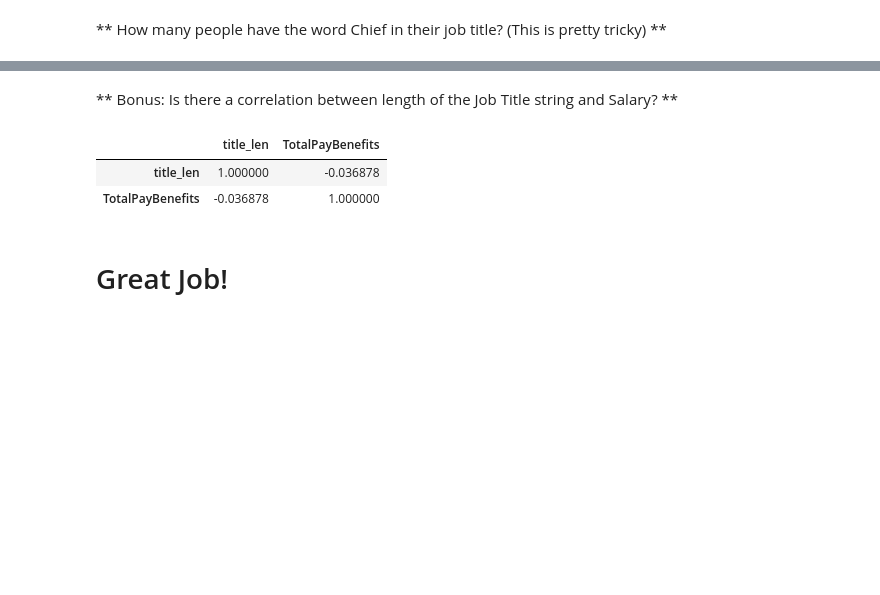
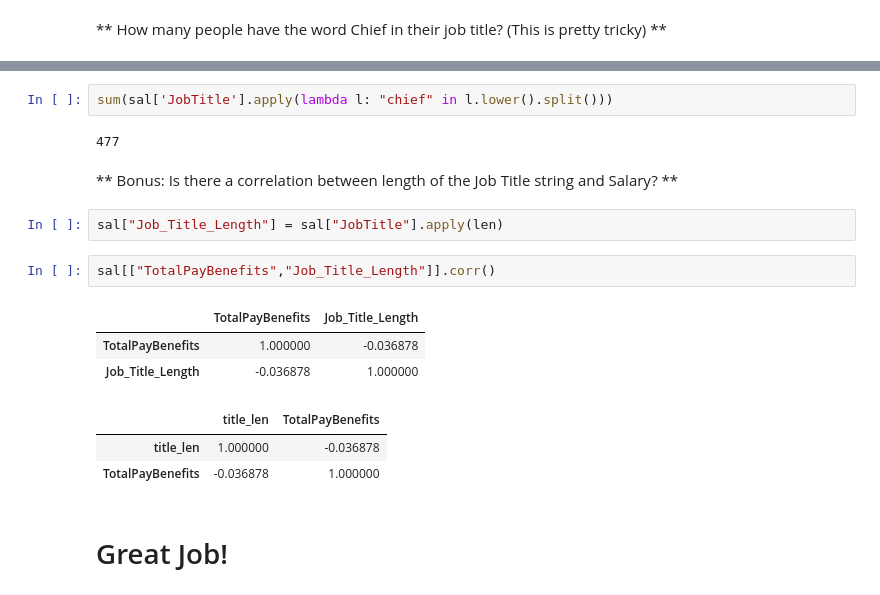
Before and after one commit to ManishaRana1195/what_I_learnt_today, a Jupyter notebook: python/ML_Bootcamp/04-Pandas-Exercises/01-SF Salaries Exercise.ipynb, the cells around one changed output, grey strips where cells are left out. Cells and saved outputs as stored; diff of their text form; blank space fills up the shorter version.

```diff
--- a/python/ML_Bootcamp/04-Pandas-Exercises/01-SF Salaries Exercise.ipynb
+++ b/python/ML_Bootcamp/04-Pandas-Exercises/01-SF Salaries Exercise.ipynb
@@ -158,5 +140,17 @@ Name: JobTitle, dtype: int64
+# %%
+sum(sal['JobTitle'].apply(lambda l: "chief" in l.lower().split()))
+# %% [output]
+477
 # %% [markdown]
 ** Bonus: Is there a correlation between length of the Job Title string and Salary? **
+# %%
+sal["Job_Title_Length"] = sal["JobTitle"].apply(len)
+# %%
+sal[["TotalPayBenefits","Job_Title_Length"]].corr()
+# %% [output]
+|  | TotalPayBenefits | Job_Title_Length |
+| TotalPayBenefits | 1.000000 | -0.036878 |
+| Job_Title_Length | -0.036878 | 1.000000 |
 # %%
 # %% [output]
 |  | title_len | TotalPayBenefits |
```
Also changed, not shown: parts of 7 cells of this notebook, 5 other files.
